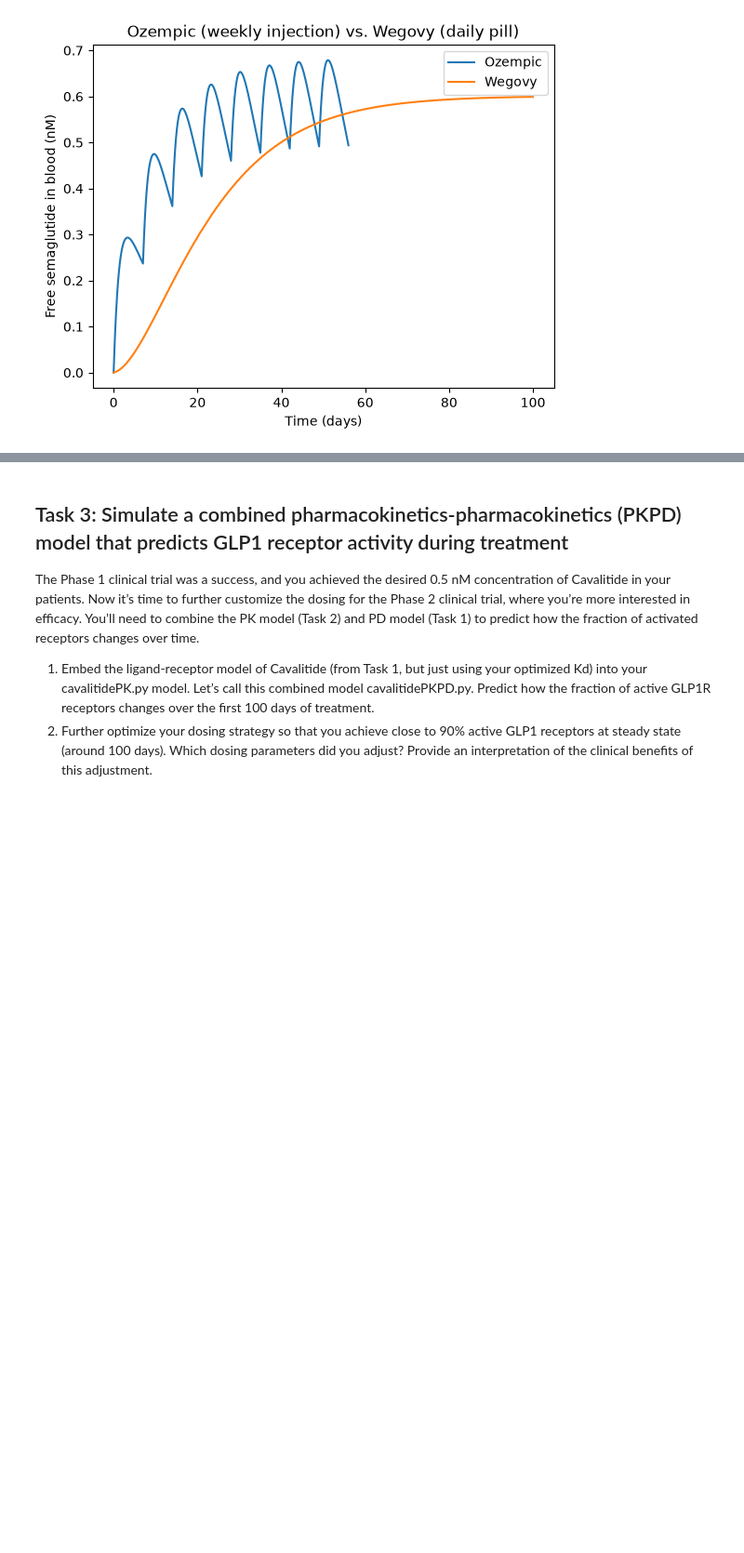
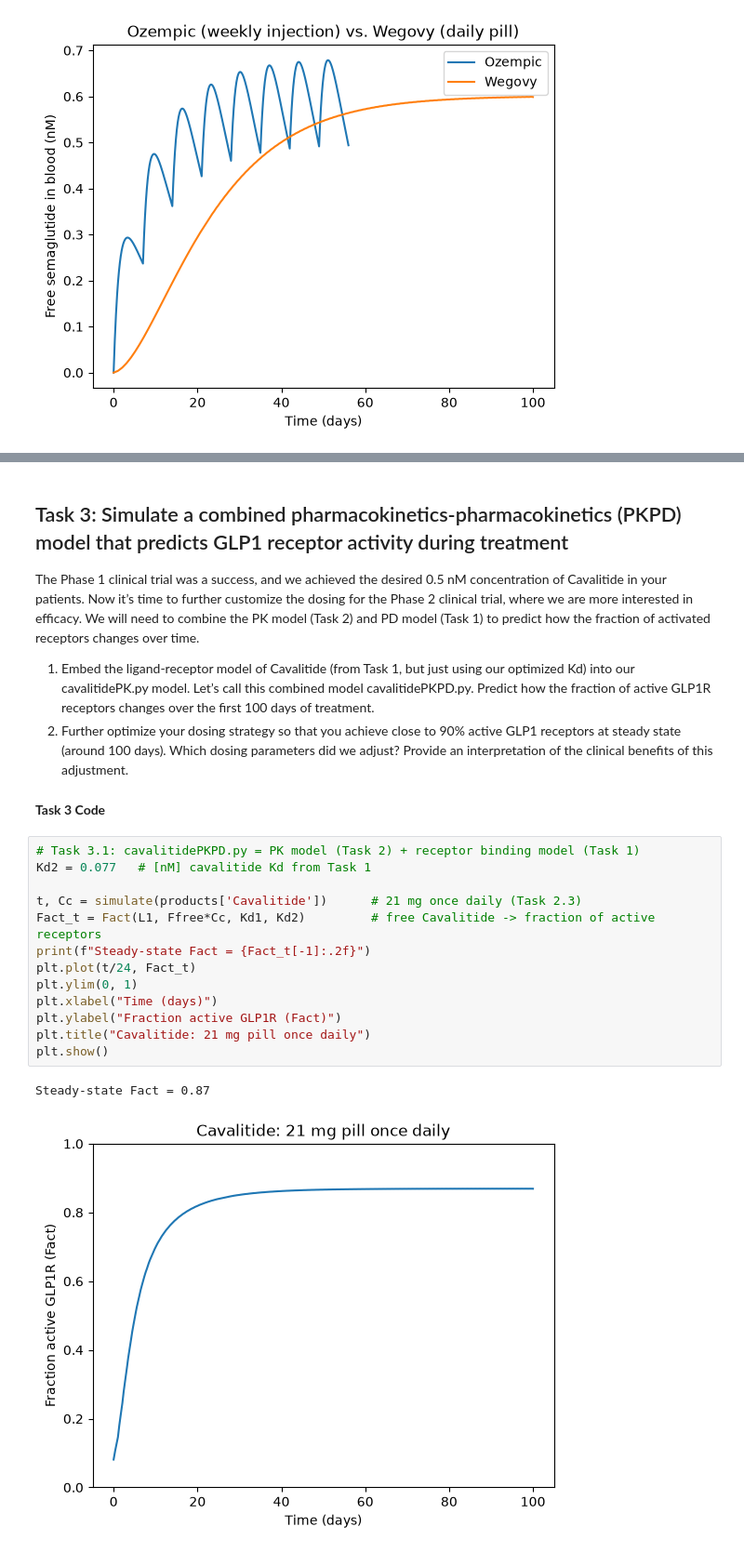
Before and after one commit to ashlee171/BME2315_Module3, a Jupyter notebook: Module3_Project_Template.ipynb, the cells around one changed output, grey strips where cells are left out. Shown at 93% size. Cells and saved outputs as stored; diff of their text form; blank space fills up the shorter version.

```diff
--- a/Module3_Project_Template.ipynb
+++ b/Module3_Project_Template.ipynb
@@ -143,7 +175,25 @@ plt.show()
 # %% [markdown]
 ## Task 3: Simulate a combined pharmacokinetics-pharmacokinetics (PKPD) model that predicts GLP1 receptor activity during treatment
 
-The Phase 1 clinical trial was a success, and you achieved the desired 0.5 nM concentration of Cavalitide in your patients. Now it’s time to further customize the dosing for the Phase 2 clinical trial, where you’re more interested in efficacy. You’ll need to combine the PK model (Task 2) and PD model (Task 1) to predict how the fraction of activated receptors changes over time.
+The Phase 1 clinical trial was a success, and we achieved the desired 0.5 nM concentration of Cavalitide in your patients. Now it’s time to further customize the dosing for the Phase 2 clinical trial, where we are more interested in efficacy. We will need to combine the PK model (Task 2) and PD model (Task 1) to predict how the fraction of activated receptors changes over time.
 
-1. Embed the ligand-receptor model of Cavalitide (from Task 1, but just using your optimized Kd) into your cavalitidePK.py model. Let’s call this combined model cavalitidePKPD.py. Predict how the fraction of active GLP1R receptors changes over the first 100 days of treatment.
-2. Further optimize your dosing strategy so that you achieve close to 90% active GLP1 receptors at steady state (around 100 days).  Which dosing parameters did you adjust? Provide an interpretation of the clinical benefits of this adjustment.
+1. Embed the ligand-receptor model of Cavalitide (from Task 1, but just using our optimized Kd) into our cavalitidePK.py model. Let’s call this combined model cavalitidePKPD.py. Predict how the fraction of active GLP1R receptors changes over the first 100 days of treatment.
+2. Further optimize your dosing strategy so that you achieve close to 90% active GLP1 receptors at steady state (around 100 days).  Which dosing parameters did we adjust? Provide an interpretation of the clinical benefits of this adjustment.
+# %% [markdown]
+**Task 3 Code**
+# %%
+# Task 3.1: cavalitidePKPD.py = PK model (Task 2) + receptor binding model (Task 1)
+Kd2 = 0.077   # [nM] cavalitide Kd from Task 1
+
+t, Cc = simulate(products['Cavalitide'])      # 21 mg once daily (Task 2.3)
+Fact_t = Fact(L1, Ffree*Cc, Kd1, Kd2)         # free Cavalitide -> fraction of active receptors
+print(f"Steady-state Fact = {Fact_t[-1]:.2f}")
+plt.plot(t/24, Fact_t)
+plt.ylim(0, 1)
+plt.xlabel("Time (days)")
+plt.ylabel("Fraction active GLP1R (Fact)")
+plt.title("Cavalitide: 21 mg pill once daily")
+plt.show()
+# %% [output]
+Steady-state Fact = 0.87
+[figure, added]
```
Also changed, not shown: parts of 28 cells of this notebook.
